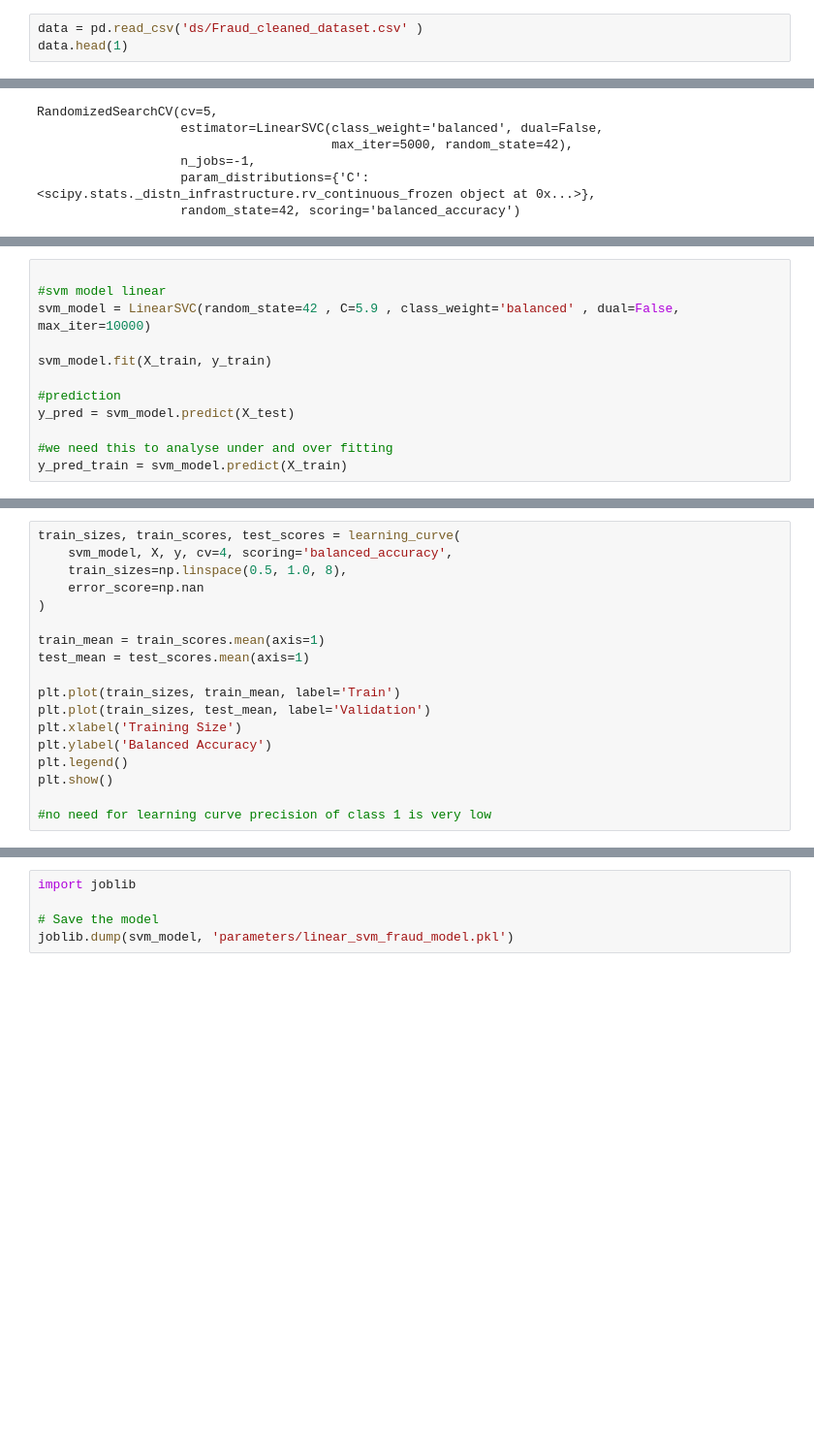
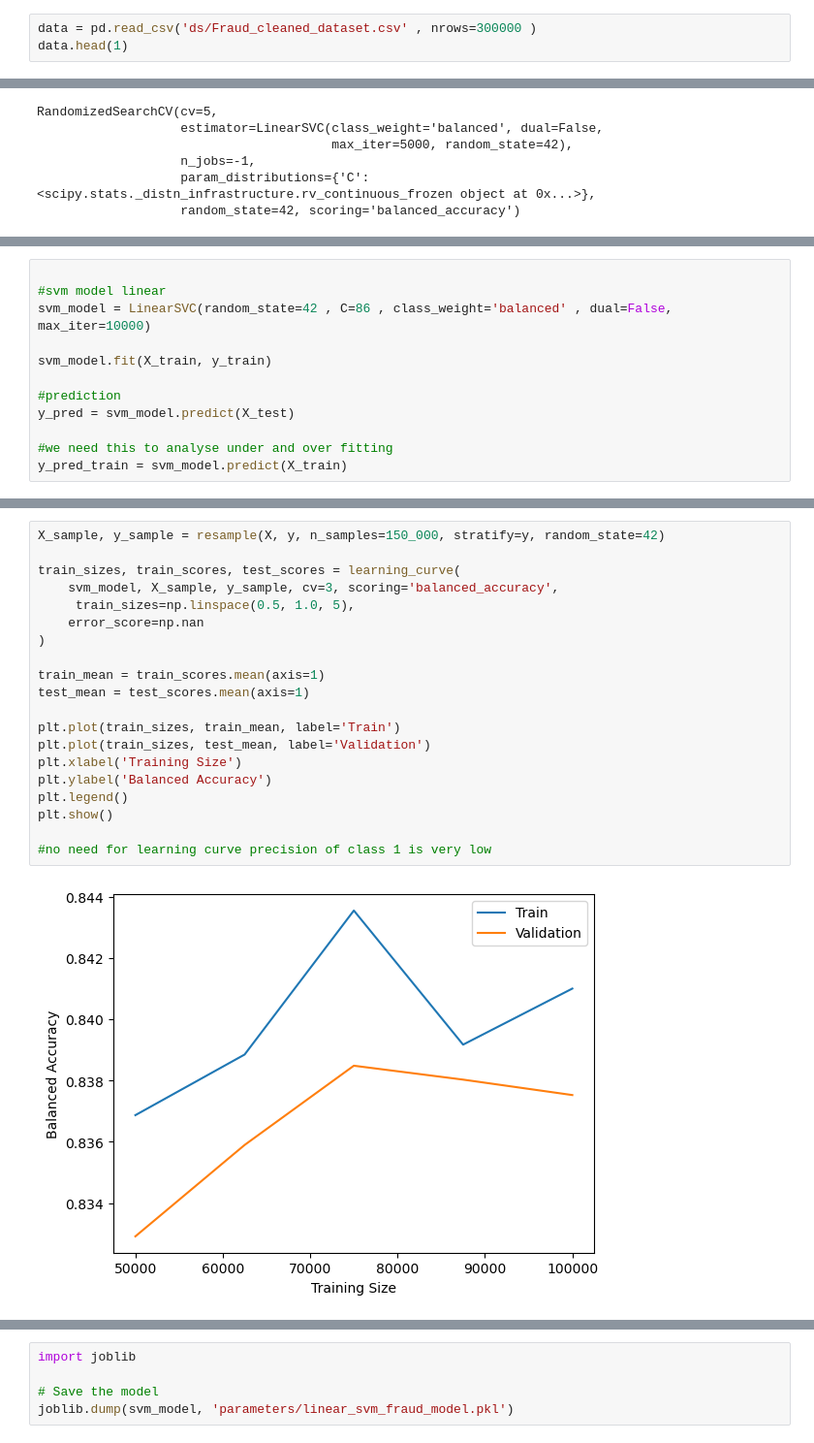
Before and after one commit to ayoub-alla/supervised_classification_algorithm, a Jupyter notebook: 3_1_train_svm.ipynb, the cells around one changed output, grey strips where cells are left out. Shown at 97% size. Drawn from its saved outputs; the diff is of its cells as text; blank space fills up the shorter version.

```diff
--- a/3_1_train_svm.ipynb
+++ b/3_1_train_svm.ipynb
@@ -12,6 +13,6 @@ from scipy.stats import uniform
 import matplotlib.pyplot as plt
 # %%
-data = pd.read_csv('ds/Fraud_cleaned_dataset.csv' )
+data = pd.read_csv('ds/Fraud_cleaned_dataset.csv' , nrows=300000 )
 data.head(1)
 # %% [output]
 |  | Unnamed: 0 | category | amt | gender | lat | long | city_pop | job | merch_lat | merch_long | ... |
@@ -65,7 +66,7 @@ parameters : {'C': np.float64(5.908361216819946)}
 # %%
 
 #svm model linear
-svm_model = LinearSVC(random_state=42 , C=5.9 , class_weight='balanced' , dual=False, max_iter=10000)
+svm_model = LinearSVC(random_state=42 , C=86 , class_weight='balanced' , dual=False, max_iter=10000)
 
 svm_model.fit(X_train, y_train)
 
@@ -136,21 +137,25 @@ Balnced Accuracy   test :  0.8564072131748806
 # %%
+X_sample, y_sample = resample(X, y, n_samples=150_000, stratify=y, random_state=42)
+
 train_sizes, train_scores, test_scores = learning_curve(
-    svm_model, X, y, cv=4, scoring='balanced_accuracy',
-    train_sizes=np.linspace(0.5, 1.0, 8),
+    svm_model, X_sample, y_sample, cv=3, scoring='balanced_accuracy',
+     train_sizes=np.linspace(0.5, 1.0, 5),
     error_score=np.nan
 )
 
 train_mean = train_scores.mean(axis=1)
 test_mean = test_scores.mean(axis=1)
 
 plt.plot(train_sizes, train_mean, label='Train')
 plt.plot(train_sizes, test_mean, label='Validation')
 plt.xlabel('Training Size')
 plt.ylabel('Balanced Accuracy')
 plt.legend()
 plt.show()
 
 #no need for learning curve precision of class 1 is very low
+# %% [output]
+[figure, added]
 # %%
 display = PrecisionRecallDisplay.from_estimator(
     random_search.best_estimator_, X_test, y_test, name=" LinearSVC"
```
Also changed, not shown: parts of 7 cells of this notebook, 1 other file.
